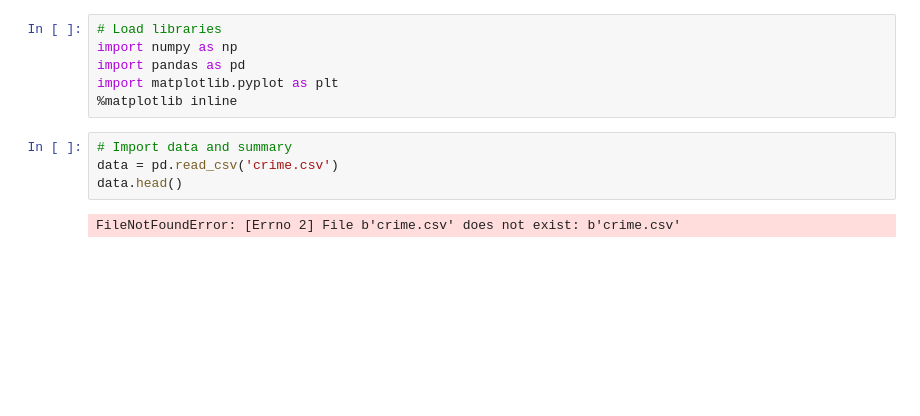
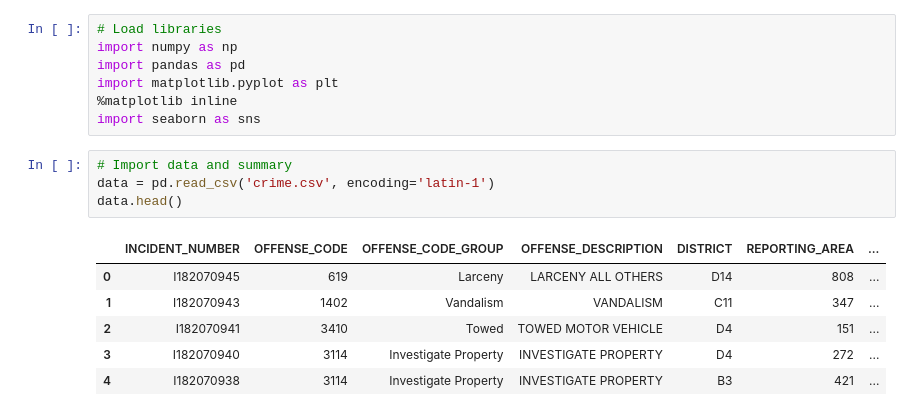
Before and after one commit to Jiranator/Boston_Crimes, a Jupyter notebook: final.ipynb, the cells around one changed output. Cells and saved outputs as stored; diff of their text form; blank space fills up the shorter version.

```diff
--- a/final.ipynb
+++ b/final.ipynb
@@ -4,10 +4,16 @@ import numpy as np
 import pandas as pd
 import matplotlib.pyplot as plt
 %matplotlib inline
+import seaborn as sns
 # %%
 # Import data and summary
-data = pd.read_csv('crime.csv')
+data = pd.read_csv('crime.csv', encoding='latin-1')
 data.head()
 # %% [output]
-FileNotFoundError: [Errno 2] File b'crime.csv' does not exist: b'crime.csv'
+|  | INCIDENT_NUMBER | OFFENSE_CODE | OFFENSE_CODE_GROUP | OFFENSE_DESCRIPTION | DISTRICT | REPORTING_AREA | ... |
+| 0 | I182070945 | 619 | Larceny | LARCENY ALL OTHERS | D14 | 808 | ... |
+| 1 | I182070943 | 1402 | Vandalism | VANDALISM | C11 | 347 | ... |
+| 2 | I182070941 | 3410 | Towed | TOWED MOTOR VEHICLE | D4 | 151 | ... |
+| 3 | I182070940 | 3114 | Investigate Property | INVESTIGATE PROPERTY | D4 | 272 | ... |
+| 4 | I182070938 | 3114 | Investigate Property | INVESTIGATE PROPERTY | B3 | 421 | ... |
 # %%
```
Also changed, not shown: parts of 4 cells of this notebook.
